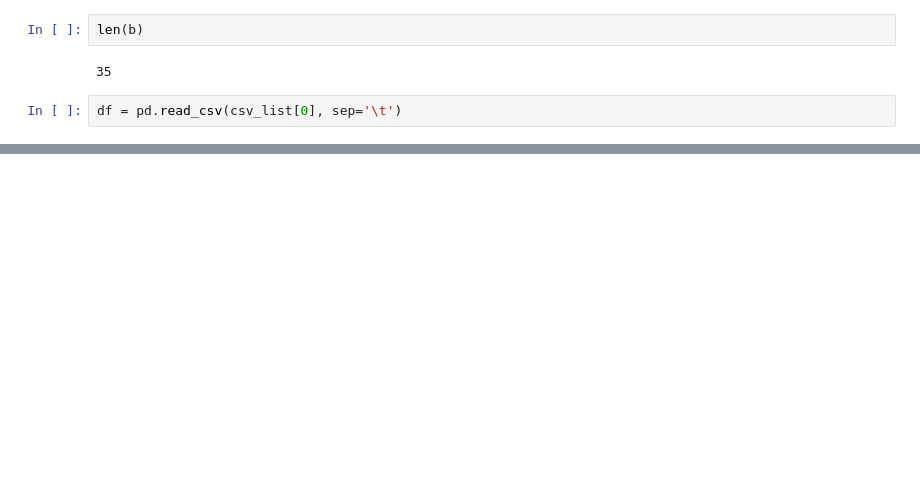
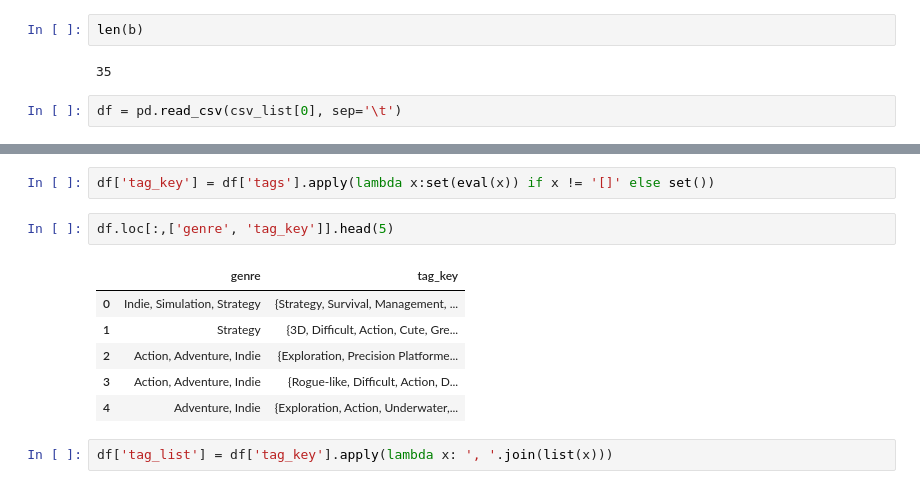
Before and after one commit to trevormoon/ASAC_ml_project, a Jupyter notebook: web_crawling/EDA/LSH/basic_pre.ipynb, the cells around one changed output, grey strips where cells are left out. Saved outputs shown, nothing was run; the diff lists cells and outputs as text; blank space fills up the shorter version.

```diff
--- a/web_crawling/EDA/LSH/basic_pre.ipynb
+++ b/web_crawling/EDA/LSH/basic_pre.ipynb
@@ -81,0 +73,13 @@ df = pd.read_csv(csv_list[0], sep='\t')
+# %%
+df['tag_key'] = df['tags'].apply(lambda x:set(eval(x)) if x != '[]' else set())
+# %%
+df.loc[:,['genre', 'tag_key']].head(5)
+# %% [output]
+|  | genre | tag_key |
+| 0 | Indie, Simulation, Strategy | {Strategy, Survival, Management, ... |
+| 1 | Strategy | {3D, Difficult, Action, Cute, Gre... |
+| 2 | Action, Adventure, Indie | {Exploration, Precision Platforme... |
+| 3 | Action, Adventure, Indie | {Rogue-like, Difficult, Action, D... |
+| 4 | Adventure, Indie | {Exploration, Action, Underwater,... |
+# %%
+df['tag_list'] = df['tag_key'].apply(lambda x: ', '.join(list(x)))
```
Also changed, not shown: parts of 23 cells of this notebook.
